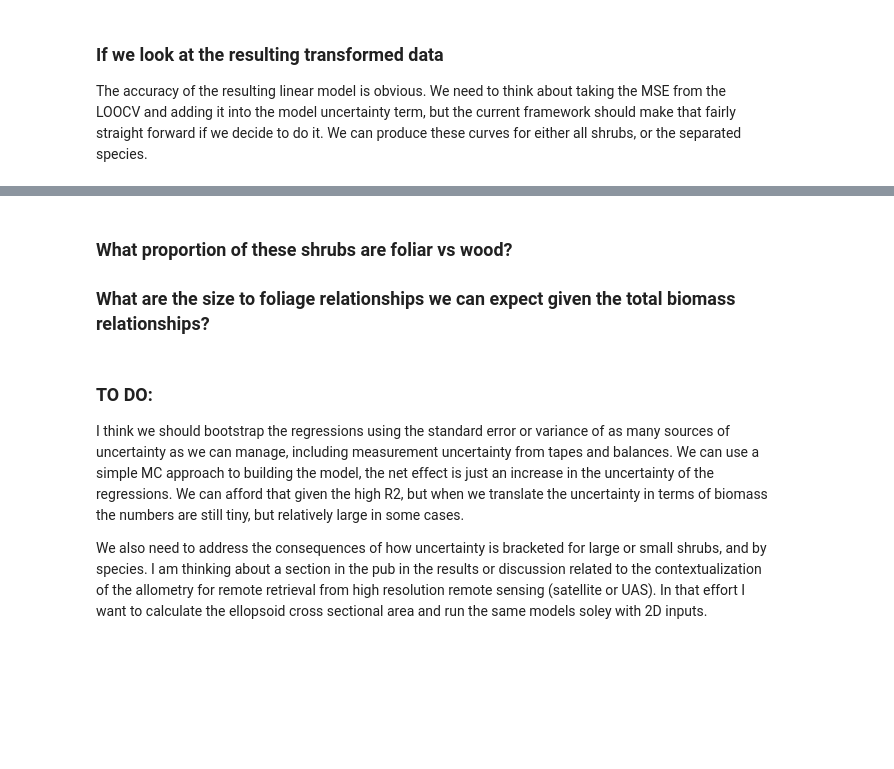
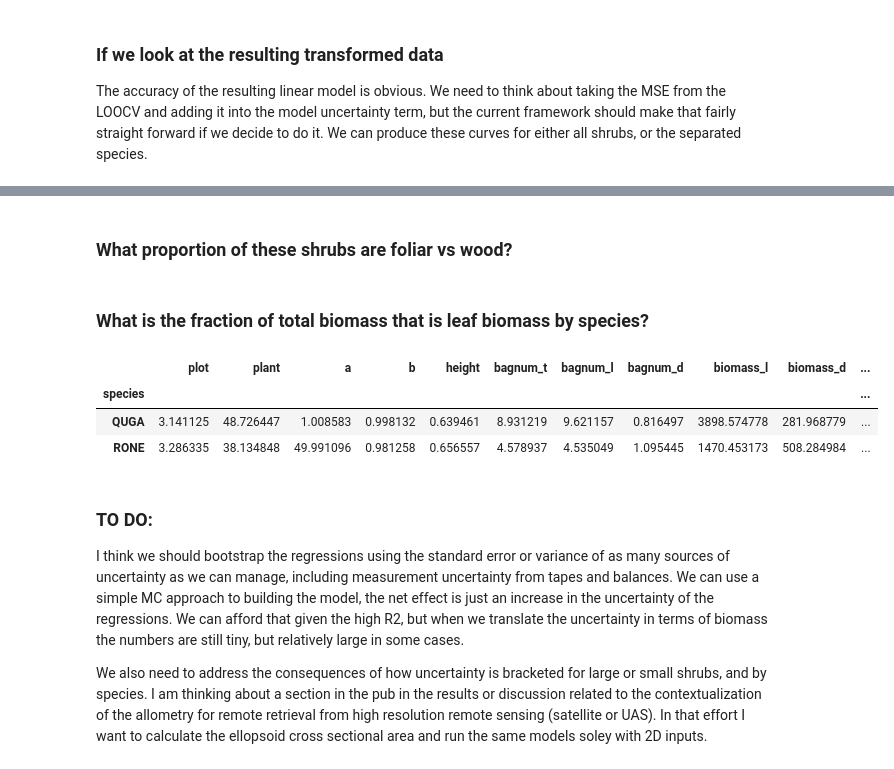
Before and after one commit to djkrofch/JemezAllometries, a Jupyter notebook: Jemez_Allometry.ipynb, the cells around one changed output, grey strips where cells are left out. Cells and saved outputs as stored; diff of their text form; code cells hidden in the pictures; blank space fills up the shorter version.

Commit message:
leaf area and specific leaf area tables

```diff
--- a/Jemez_Allometry.ipynb
+++ b/Jemez_Allometry.ipynb
@@ -306,7 +304,20 @@ sns.set_style('ticks')
 # %% [markdown]
 ### What proportion of these shrubs are foliar vs wood?
-
-### What are the size to foliage relationships we can expect given the total biomass relationships?
+# %% [markdown]
+### What is the fraction of total biomass that is leaf biomass by species?
+# %%
+jemez_LA = pd.read_csv('jemez_allometry_LA.csv')
+jemez_LA
+jemez_LA['fracFoliar_LS'] = jemez_LA.leafb_g / (jemez_LA.woodb_g + jemez_LA.leafb_g)
+jemez_LA['SLA'] = jemez_LA.leafb_g / jemez_LA.ls_total_area_cm2
+
+jemez_LA.groupby('species').mean()
+jemez_LA.groupby('species').std()
+# %% [output]
+|  | plot | plant | a | b | height | bagnum_t | bagnum_l | bagnum_d | biomass_l | biomass_d | ... |
+| species |  |  |  |  |  |  |  |  |  |  | ... |
+| QUGA | 3.141125 | 48.726447 | 1.008583 | 0.998132 | 0.639461 | 8.931219 | 9.621157 | 0.816497 | 3898.574778 | 281.968779 | ... |
+| RONE | 3.286335 | 38.134848 | 49.991096 | 0.981258 | 0.656557 | 4.578937 | 4.535049 | 1.095445 | 1470.453173 | 508.284984 | ... |
 # %% [markdown]
 ### TO DO:
 I think we should bootstrap the regressions using the standard error or variance of as many sources of uncertainty as we can manage, including measurement uncertainty from tapes and balances. We can use a simple MC approach to building the model, the net effect is just an increase in the uncertainty of the regressions. We can afford that given the high R2, but when we translate the uncertainty in terms of biomass the numbers are still tiny, but relatively large in some cases.
```
Also changed, not shown: parts of 8 cells of this notebook.
